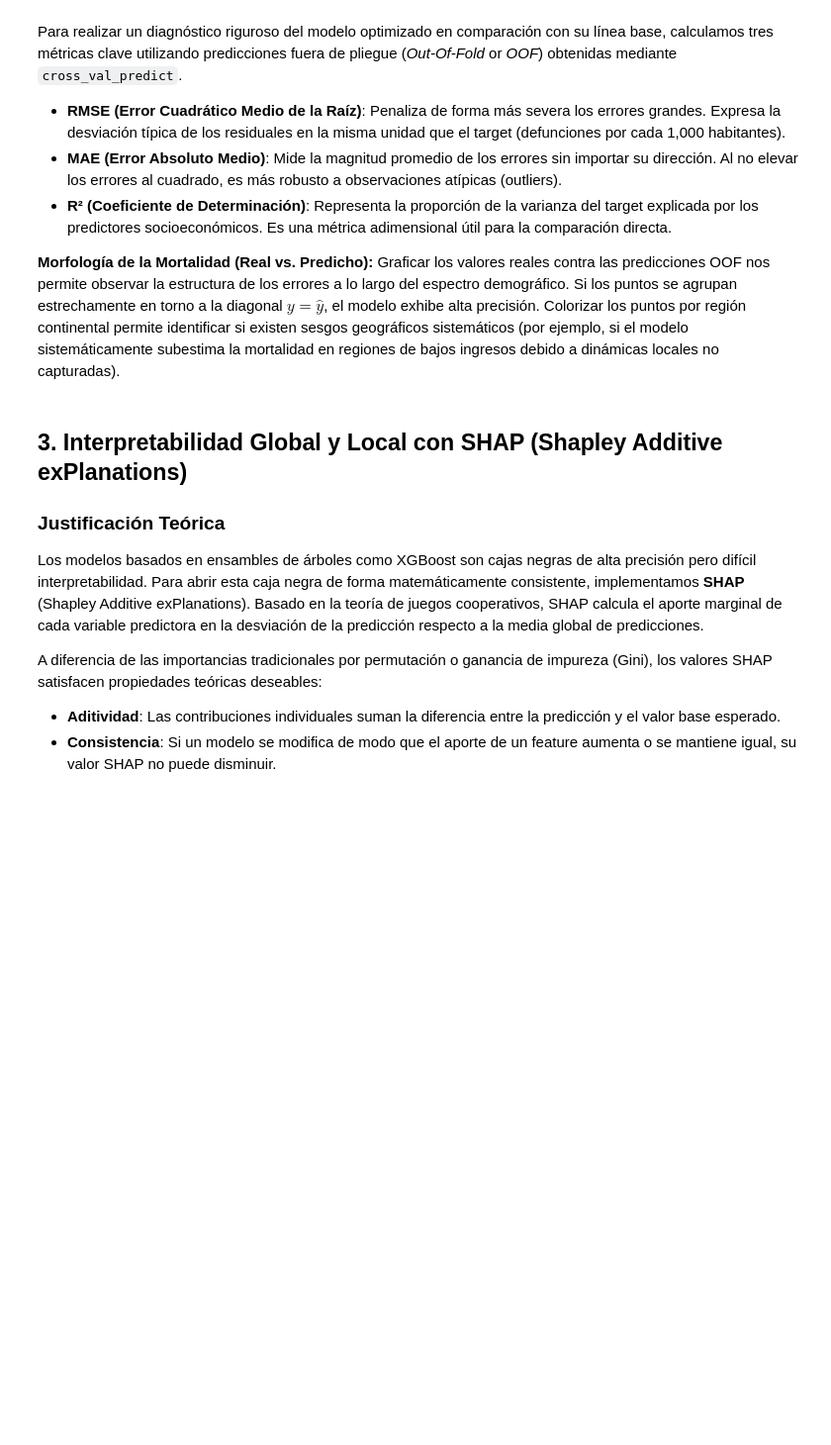
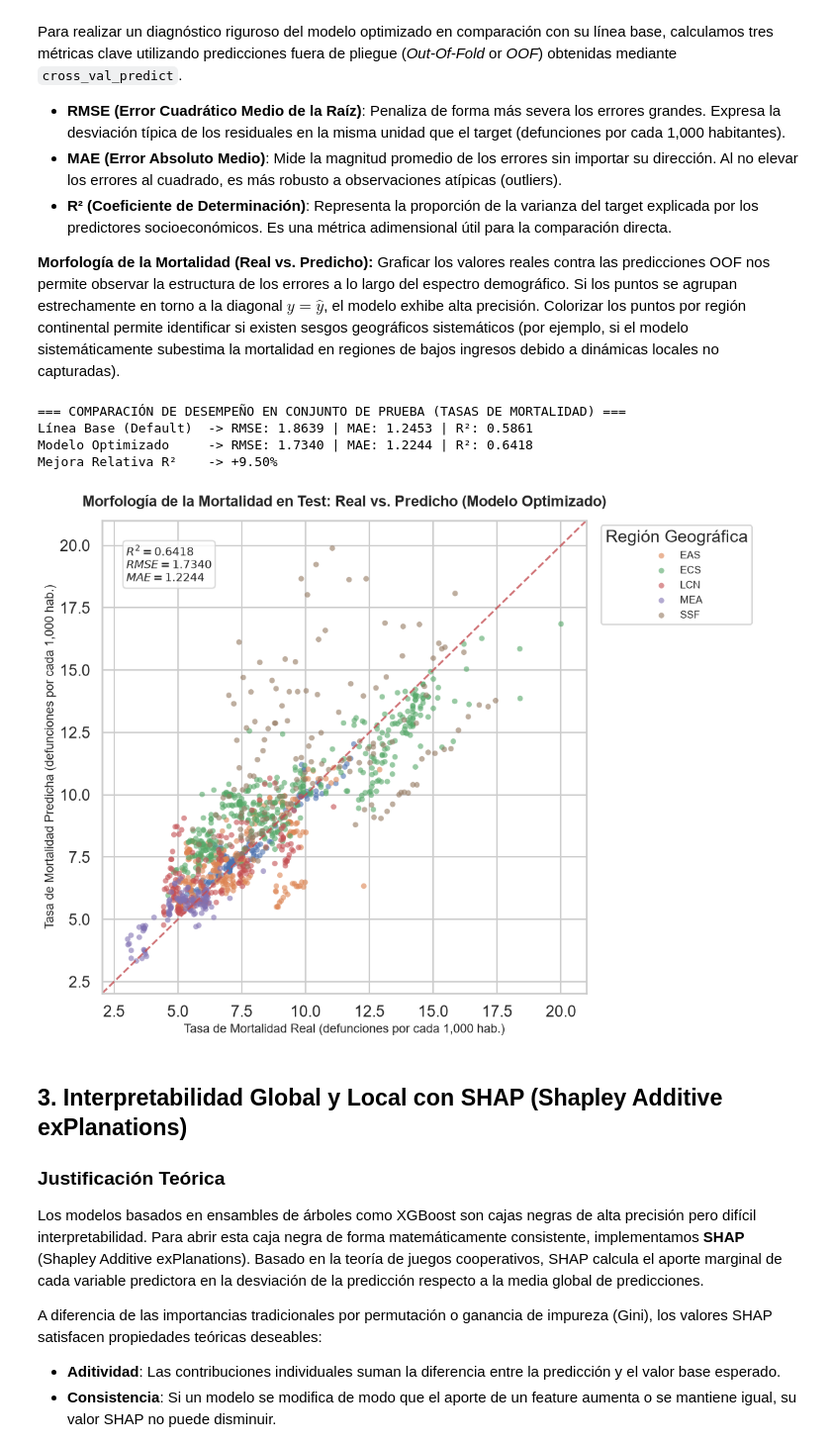
Before and after one commit to Gparedes3/UIDE_OMS_G2, a Jupyter notebook: notebooks/04_opt_eval_avanzada.ipynb, the cells around one changed output. Shown at 99% size. Cells and saved outputs as stored; diff of their text form; code cells hidden in the pictures; blank space fills up the shorter version.

Commit message:
refact: Reorganizar pipeline de ML, particionar datos Train/Test por país y optimizar hiperparámetros de XGBoost

```diff
--- a/notebooks/04_opt_eval_avanzada.ipynb
+++ b/notebooks/04_opt_eval_avanzada.ipynb
@@ -102,69 +172,76 @@ from sklearn.metrics import mean_squared_error, mean_absolute_error, r2_score
 import matplotlib.pyplot as plt
 import seaborn as sns
 
-# 1. Obtener predicciones OOF de la línea base para comparar
-y_pred_base = cross_val_predict(base_xgb, X, y_death, groups=groups, cv=cv, n_jobs=-1)
-rmse_base = np.sqrt(mean_squared_error(y_death, y_pred_base))
-mae_base = mean_absolute_error(y_death, y_pred_base)
-r2_base = r2_score(y_death, y_pred_base)
+# 1. Entrenar modelo base en train y predecir en test
+base_xgb.fit(X_train, y_train_death)
+y_pred_base = base_xgb.predict(X_test)
+rmse_base = np.sqrt(mean_squared_error(y_test_death, y_pred_base))
+mae_base = mean_absolute_error(y_test_death, y_pred_base)
+r2_base = r2_score(y_test_death, y_pred_base)
 
-# 2. Obtener predicciones OOF del modelo optimizado
+# 2. Predecir en test con el modelo optimizado
 best_xgb = grid_search.best_estimator_
-y_pred_opt = cross_val_predict(best_xgb, X, y_death, groups=groups, cv=cv, n_jobs=-1)
-rmse_opt = np.sqrt(mean_squared_error(y_death, y_pred_opt))
-mae_opt = mean_absolute_error(y_death, y_pred_opt)
-r2_opt = r2_score(y_death, y_pred_opt)
+y_pred_opt = best_xgb.predict(X_test)
+rmse_opt = np.sqrt(mean_squared_error(y_test_death, y_pred_opt))
+mae_opt = mean_absolute_error(y_test_death, y_pred_opt)
+r2_opt = r2_score(y_test_death, y_pred_opt)
 
-print("=== COMPARACIÓN DE DESEMPEÑO (TASAS DE MORTALIDAD) ===")
+print("=== COMPARACIÓN DE DESEMPEÑO EN CONJUNTO DE PRUEBA (TASAS DE MORTALIDAD) ===")
 print(f"Línea Base (Default)  -> RMSE: {rmse_base:.4f} | MAE: {mae_base:.4f} | R²: {r2_base:.4f}")
 print(f"Modelo Optimizado     -> RMSE: {rmse_opt:.4f} | MAE: {mae_opt:.4f} | R²: {r2_opt:.4f}")
 print(f"Mejora Relativa R²    -> {((r2_opt - r2_base)/r2_base)*100:+.2f}%")
+
+# Alinear variables para los gráficos siguientes
+df = df_test.copy()
+y_death = y_test_death
+X = X_test
 
 # 3. Configuración estética para visualización de alta calidad
 sns.set_theme(style='whitegrid', context='talk')
 plt.figure(figsize=(11, 8.5))
 
-# Verificar si el DataFrame original está disponible para la segmentación geográfica
-if 'df' in globals() and 'region' in df.columns:
-    region_codes = df['region'].values
-    unique_regions = np.unique(region_codes)
-    colors_palette = sns.color_palette("Set2", len(unique_regions))
-    region_colors = dict(zip(unique_regions, colors_palette))
+region_codes = df['region'].values
+unique_regions = np.unique(region_codes)
+colors_palette = sns.color_palette("Set2", len(unique_regions))
+region_colors = dict(zip(unique_regions, colors_palette))
 
-    for reg in unique_regions:
-        idx = (region_codes == reg)
-        plt.scatter(y_death[idx], y_pred_opt[idx], label=reg, alpha=0.6, s=35, edgecolors='none')
-    plt.legend(title='Región Geográfica', bbox_to_anchor=(1.02, 1), loc='upper left', fontsize=11)
-else:
-    plt.scatter(y_death, y_pred_opt, color='#2c3e50', alpha=0.5, s=30, edgecolors='none', label='Observaciones')
-    plt.legend(loc='lower right')
+for reg in unique_regions:
+    idx = (region_codes == reg)
+    plt.scatter(y_death[idx], y_pred_opt[idx], label=reg, alpha=0.6, s=35, edgecolors='none')
+plt.legend(title='Región Geográfica', bbox_to_anchor=(1.02, 1), loc='upper left', fontsize=11)
 
 # Línea de identidad ideal (Real = Predicho)
 lims = [min(y_death.min(), y_pred_opt.min()) - 1, max(y_death.max(), y_pred_opt.max()) + 1]
 plt.plot(lims, lims, 'r--', alpha=0.8, lw=2, label='Línea de Identidad ($y = \hat{y}$)')
 
 # Detalles del gráfico
-plt.title('Morfología de la Mortalidad: Real vs. Predicho (Modelo Optimizado)', fontsize=16, weight='bold', pad=15)
+plt.title('Morfología de la Mortalidad en Test: Real vs. Predicho (Modelo Optimizado)', fontsize=16, weight='bold', pad=15)
 plt.xlabel('Tasa de Mortalidad Real (defunciones por cada 1,000 hab.)', fontsize=13)
 plt.ylabel('Tasa de Mortalidad Predicha (defunciones por cada 1,000 hab.)', fontsize=13)
 
 # Cuadro estadístico informativo
 stats_text = '\n'.join((
     r'$R^2 = %.4f$' % (r2_opt,),
     r'$RMSE = %.4f$' % (rmse_opt,),
     r'$MAE = %.4f$' % (mae_opt,)
 ))
 props = dict(boxstyle='round', facecolor='white', alpha=0.8, edgecolor='lightgray')
 plt.gca().text(0.05, 0.95, stats_text, transform=plt.gca().transAxes, fontsize=12,
             verticalalignment='top', bbox=props)
 
 plt.xlim(lims)
 plt.ylim(lims)
 plt.tight_layout()
 
 # Guardar el gráfico solicitado por el proyecto
 plt.savefig('task10_morfologia_mortalidad.png', dpi=300, bbox_inches='tight')
 plt.show()
+# %% [output]
+=== COMPARACIÓN DE DESEMPEÑO EN CONJUNTO DE PRUEBA (TASAS DE MORTALIDAD) ===
+Línea Base (Default)  -> RMSE: 1.8639 | MAE: 1.2453 | R²: 0.5861
+Modelo Optimizado     -> RMSE: 1.7340 | MAE: 1.2244 | R²: 0.6418
+Mejora Relativa R²    -> +9.50%
+[figure, added]
 # %% [markdown]
 ## 3. Interpretabilidad Global y Local con SHAP (Shapley Additive exPlanations)
 
```
Also changed, not shown: parts of 5 cells of this notebook, 7 other files.
